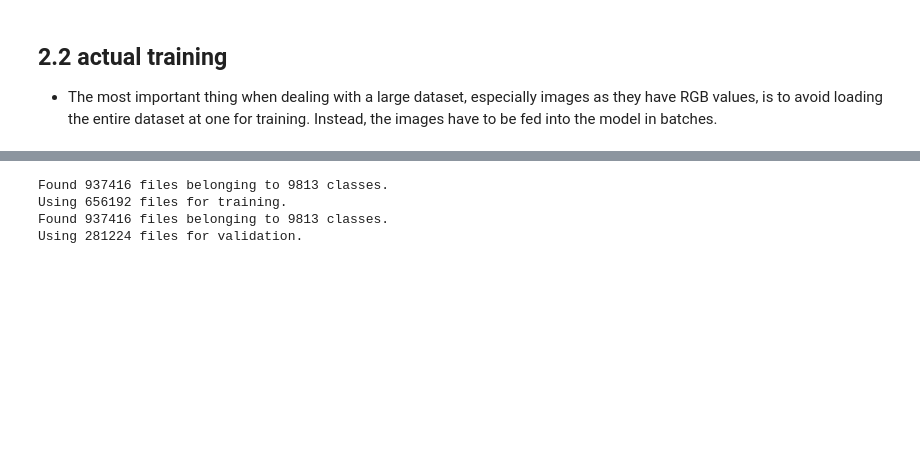
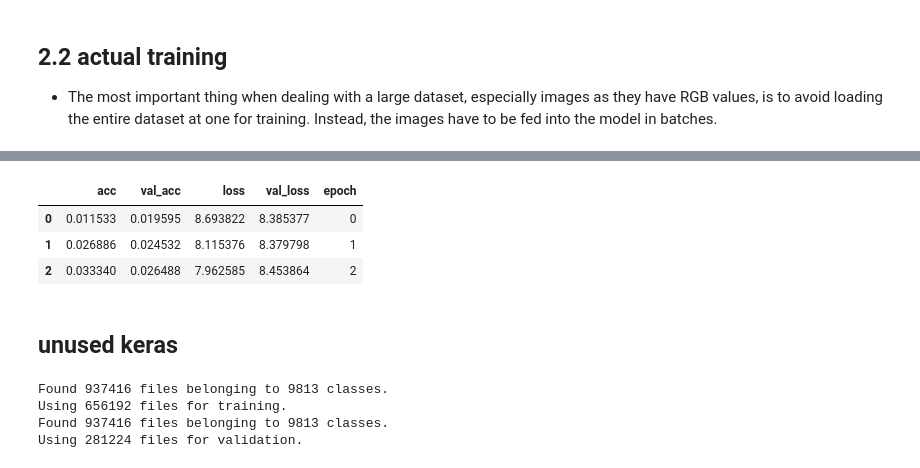
Before and after one commit to mnoor-ds/Sem2_CA1_Data, a Jupyter notebook: notebook/00_preprocess.ipynb, the cells around one changed output, grey strips where cells are left out. Cells and saved outputs as stored; diff of their text form; code cells hidden in the pictures; blank space fills up the shorter version.

```diff
--- a/notebook/00_preprocess.ipynb
+++ b/notebook/00_preprocess.ipynb
@@ -614,0 +627,4 @@ Detected at node 'sparse_categorical_crossentropy/SparseSoftmaxCrossEntropyWithL
+# %%
+model_dictionary = {m[0]:m[1] for m in inspect.getmembers(
+                        tf.keras.applications, inspect.isfunction)}
+model_dictionary
@@ -614,0 +700,7 @@ Detected at node 'sparse_categorical_crossentropy/SparseSoftmaxCrossEntropyWithL
+# %%
+mobnetv2 = model_dictionary['MobileNetV2']()# include_top=False, pooling='avg'
+mobnetv2.trainable = False # freeze
+
+img_height = mobnetv2.input_shape[1]
+img_width = mobnetv2.input_shape[2]
+print(img_height, img_width)
@@ -614,0 +709,17 @@ Detected at node 'sparse_categorical_crossentropy/SparseSoftmaxCrossEntropyWithL
+# %%
+mobnetv2_model = Sequential()
+mobnetv2_model.add(layers.Resizing( height=img_height, width=img_width,
+                            input_shape=(None, None, 3)
+                                  ))
+mobnetv2_model.add(layers.Rescaling(1./255, input_shape=(img_height, img_width, 3)) )
+mobnetv2_model.add(mobnetv2)
+mobnetv2_model.add(layers.Dense(num_classes))
+mobnetv2_model.compile(optimizer='adam',
+                  loss=tf.keras.losses.SparseCategoricalCrossentropy(from_logits=True),
+                  metrics=['accuracy'])
+
+mobnetv2_history = mobnetv2_model.fit(train_generator, validation_data=valid_generator,
+                    steps_per_epoch = train_generator.n // train_generator.batch_size,
+                    validation_steps = valid_generator.n // valid_generator.batch_size,
+                    epochs=3
+                   )
@@ -614,0 +733,7 @@ Detected at node 'sparse_categorical_crossentropy/SparseSoftmaxCrossEntropyWithL
+# %%
+exportHistory(mobnetv2_history, 'res_mobnetv2.csv')
+# %% [output]
+|  | acc | val_acc | loss | val_loss | epoch |
+| 0 | 0.011533 | 0.019595 | 8.693822 | 8.385377 | 0 |
+| 1 | 0.026886 | 0.024532 | 8.115376 | 8.379798 | 1 |
+| 2 | 0.033340 | 0.026488 | 7.962585 | 8.453864 | 2 |
@@ -614,0 +752,2 @@ Detected at node 'sparse_categorical_crossentropy/SparseSoftmaxCrossEntropyWithL
+# %% [markdown]
+## unused keras
```
Also changed, not shown: parts of 29 cells of this notebook, 1 other file.
